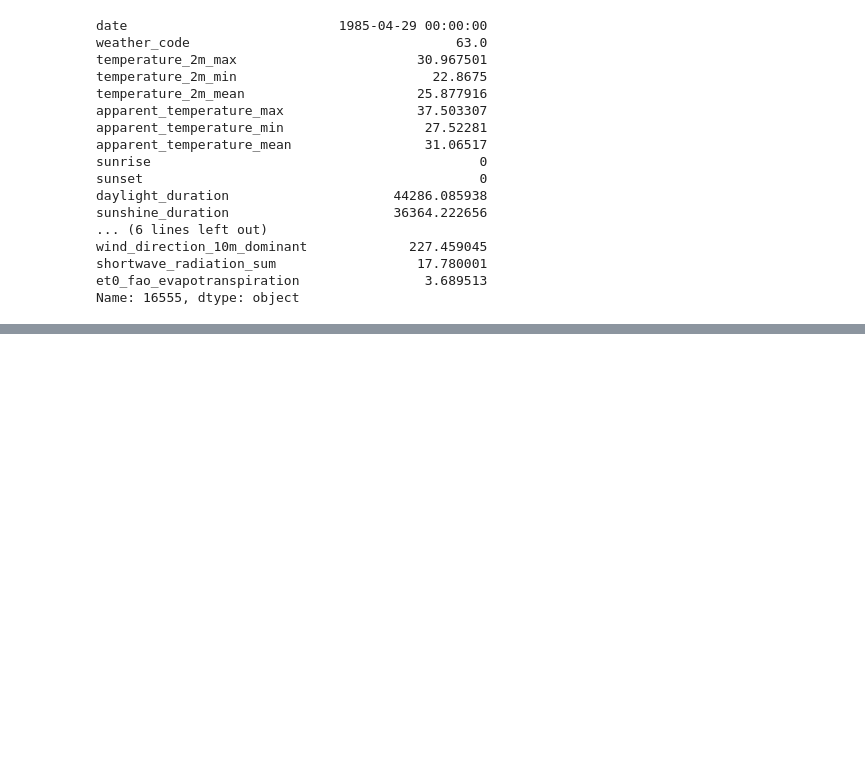
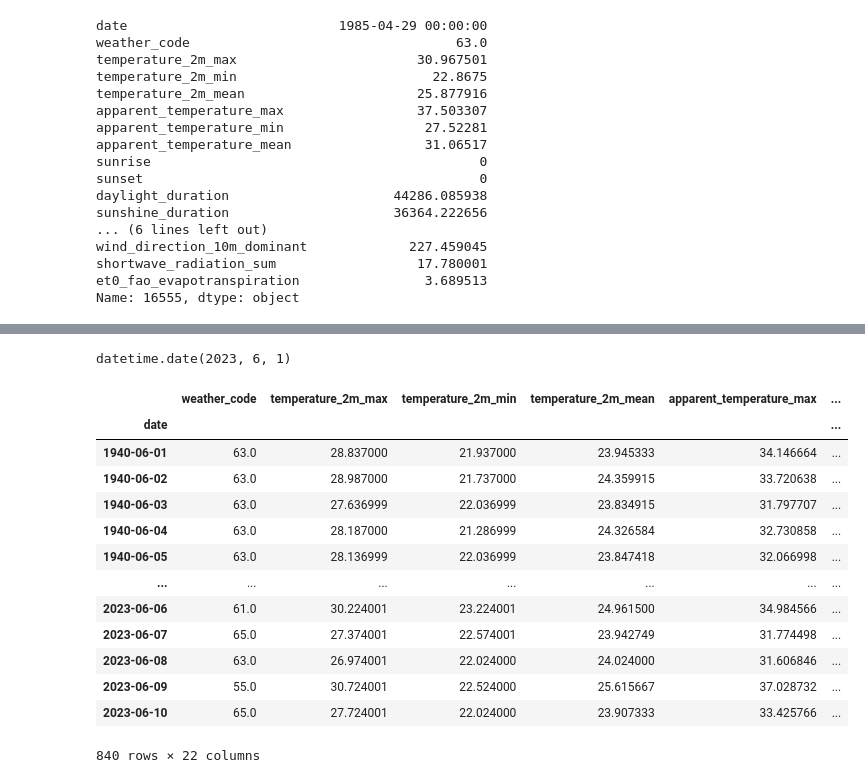
Before and after one commit to KwenteaneResearch/weather_checker, a Jupyter notebook: Notebooks/weather-api-exploration.ipynb, the cells around one changed output, grey strips where cells are left out. Cells and saved outputs as stored; diff of their text form; code cells hidden in the pictures; blank space fills up the shorter version.

```diff
--- a/Notebooks/weather-api-exploration.ipynb
+++ b/Notebooks/weather-api-exploration.ipynb
@@ -227,0 +194,22 @@ daily_dataframe.groupby(daily_dataframe.index.dayofyear).mean()
+# %%
+d = datetime.date(2023, 6, 1)
+d
+# %% [output]
+datetime.date(2023, 6, 1)
+# %%
+daily_dataframe[daily_dataframe['daily_decade'] == day_decade(d)]
+# %% [output]
+|  | weather_code | temperature_2m_max | temperature_2m_min | temperature_2m_mean | apparent_temperature_max | ... |
+| date |  |  |  |  |  | ... |
+| 1940-06-01 | 63.0 | 28.837000 | 21.937000 | 23.945333 | 34.146664 | ... |
+| 1940-06-02 | 63.0 | 28.987000 | 21.737000 | 24.359915 | 33.720638 | ... |
+| 1940-06-03 | 63.0 | 27.636999 | 22.036999 | 23.834915 | 31.797707 | ... |
+| 1940-06-04 | 63.0 | 28.187000 | 21.286999 | 24.326584 | 32.730858 | ... |
+| 1940-06-05 | 63.0 | 28.136999 | 22.036999 | 23.847418 | 32.066998 | ... |
+| ... | ... | ... | ... | ... | ... | ... |
+| 2023-06-06 | 61.0 | 30.224001 | 23.224001 | 24.961500 | 34.984566 | ... |
+| 2023-06-07 | 65.0 | 27.374001 | 22.574001 | 23.942749 | 31.774498 | ... |
+| 2023-06-08 | 63.0 | 26.974001 | 22.024000 | 24.024000 | 31.606846 | ... |
+| 2023-06-09 | 55.0 | 30.724001 | 22.524000 | 25.615667 | 37.028732 | ... |
+| 2023-06-10 | 65.0 | 27.724001 | 22.024000 | 23.907333 | 33.425766 | ... |
+840 rows × 22 columns
```
Also changed, not shown: parts of 12 cells of this notebook, 2 other files.
